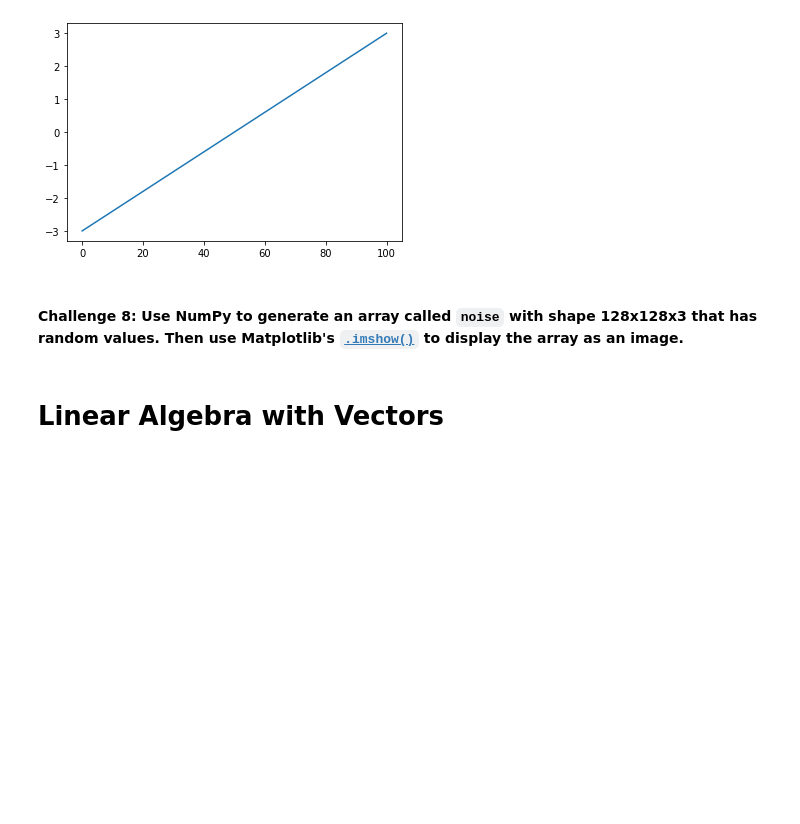
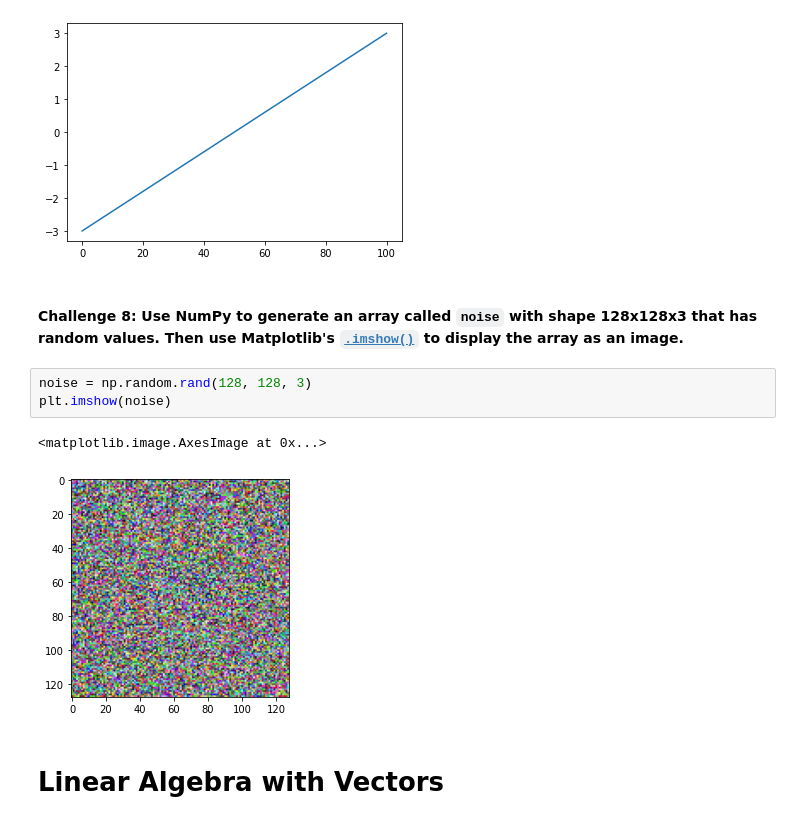
Before and after one commit to HKubinhetz/DS-Numpy, a Jupyter notebook: Computation_with_NumPy_and_N_Dimensional_Arrays_(start).ipynb, the cells around one changed output. Cells and saved outputs as stored; diff of their text form; blank space fills up the shorter version.

```diff
--- a/Computation_with_NumPy_and_N_Dimensional_Arrays_(start).ipynb
+++ b/Computation_with_NumPy_and_N_Dimensional_Arrays_(start).ipynb
@@ -208,6 +208,12 @@ plt.plot(x,y)
 [figure]
 # %% [markdown]
 #### **Challenge 8**: Use NumPy to generate an array called `noise` with shape 128x128x3 that has random values. Then use Matplotlib's [`.imshow()`](https://matplotlib.org/3.1.1/api/_as_gen/matplotlib.pyplot.imshow.html) to display the array as an image.
+# %%
+noise = np.random.rand(128, 128, 3)
+plt.imshow(noise)
+# %% [output]
+<matplotlib.image.AxesImage at 0x...>
+[figure, added]
 # %% [markdown]
 # Linear Algebra with Vectors
 # %%
```
